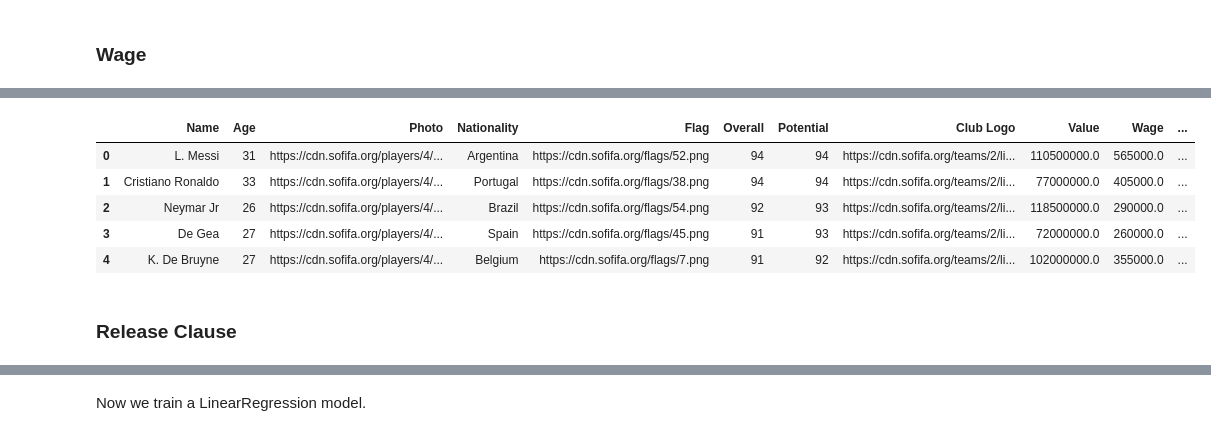
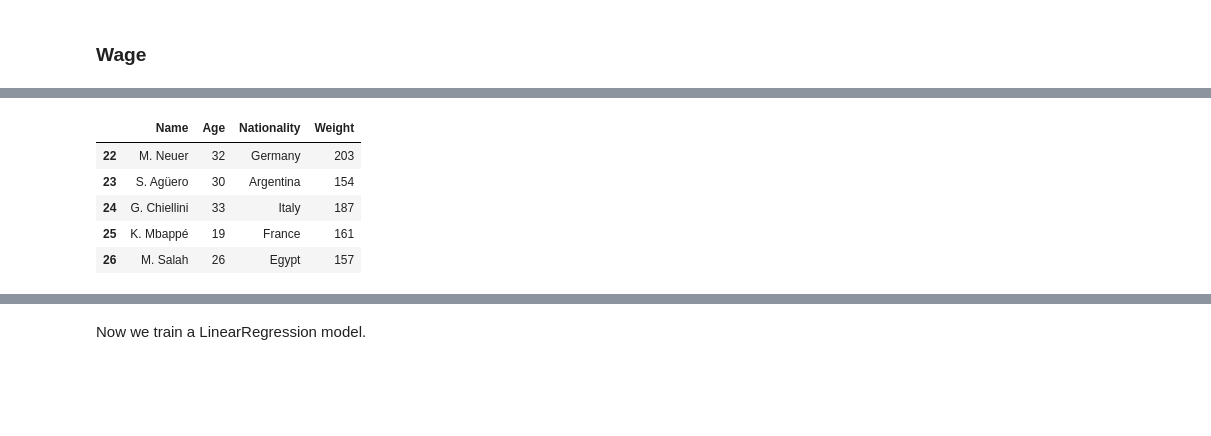
Before and after one commit to lluiscamino/practica-ia, a Jupyter notebook: introduction/fifa_practice.ipynb, the cells around one changed output, grey strips where cells are left out. Drawn from its saved outputs; the diff is of its cells as text; code cells hidden in the pictures; blank space fills up the shorter version.

```diff
--- a/introduction/fifa_practice.ipynb
+++ b/introduction/fifa_practice.ipynb
@@ -186,4 +87,7 @@ We can see that we removed all the players without a known club. Nevertheless we
 # %%
 clb = df.pop("Club")
 
-df = pd.concat([df.reset_index(drop=True), pd.get_dummies(clb, prefix='clb').reset_index(drop=True)], axis=1, sort=False)
+df = pd.concat([df.reset_index(drop=True), pd.get_dummies(clb, prefix="clb").reset_index(drop=True)],
+               axis=1, sort=False)
+df.loc[:5, ["Name", "clb_FC Barcelona", "clb_Juventus", "clb_Paris Saint-Germain",
+            "clb_Manchester United", "clb_Manchester City"]]
@@ -262,13 +195,11 @@ def weight_to_int(w):
     return int(w)
 # %%
 df["Weight"] = df["Weight"].apply(weight_to_int)
-df.head()
+df.loc[[22, 23, 24, 25, 26], ["Name", "Age", "Nationality", "Weight"]]
 # %% [output]
-|  | Name | Age | Photo | Nationality | Flag | Overall | Potential | Club Logo | Value | Wage | ... |
-| 0 | L. Messi | 31 | https://cdn.sofifa.org/players/4/... | Argentina | https://cdn.sofifa.org/flags/52.png | 94 | 94 | https://cdn.sofifa.org/teams/2/li... | 110500000.0 | 565000.0 | ... |
-| 1 | Cristiano Ronaldo | 33 | https://cdn.sofifa.org/players/4/... | Portugal | https://cdn.sofifa.org/flags/38.png | 94 | 94 | https://cdn.sofifa.org/teams/2/li... | 77000000.0 | 405000.0 | ... |
-| 2 | Neymar Jr | 26 | https://cdn.sofifa.org/players/4/... | Brazil | https://cdn.sofifa.org/flags/54.png | 92 | 93 | https://cdn.sofifa.org/teams/2/li... | 118500000.0 | 290000.0 | ... |
-| 3 | De Gea | 27 | https://cdn.sofifa.org/players/4/... | Spain | https://cdn.sofifa.org/flags/45.png | 91 | 93 | https://cdn.sofifa.org/teams/2/li... | 72000000.0 | 260000.0 | ... |
-| 4 | K. De Bruyne | 27 | https://cdn.sofifa.org/players/4/... | Belgium | https://cdn.sofifa.org/flags/7.png | 91 | 92 | https://cdn.sofifa.org/teams/2/li... | 102000000.0 | 355000.0 | ... |
+|  | Name | Age | Nationality | Weight |
+| 22 | M. Neuer | 32 | Germany | 203 |
+| 23 | S. Agüero | 30 | Argentina | 154 |
+| 24 | G. Chiellini | 33 | Italy | 187 |
+| 25 | K. Mbappé | 19 | France | 161 |
+| 26 | M. Salah | 26 | Egypt | 157 |
-# %% [markdown]
-### Release Clause
```
Also changed, not shown: parts of 65 cells of this notebook.
